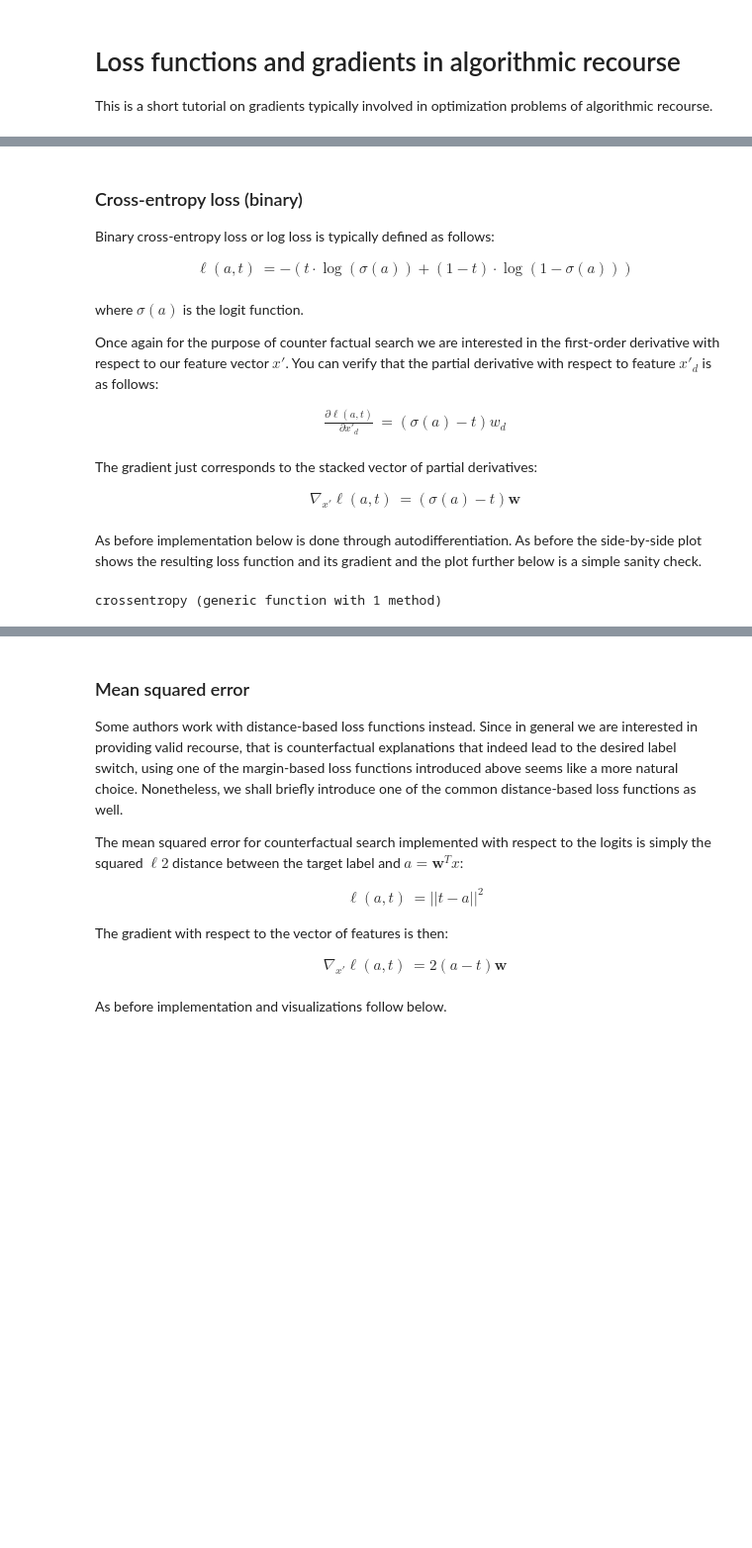
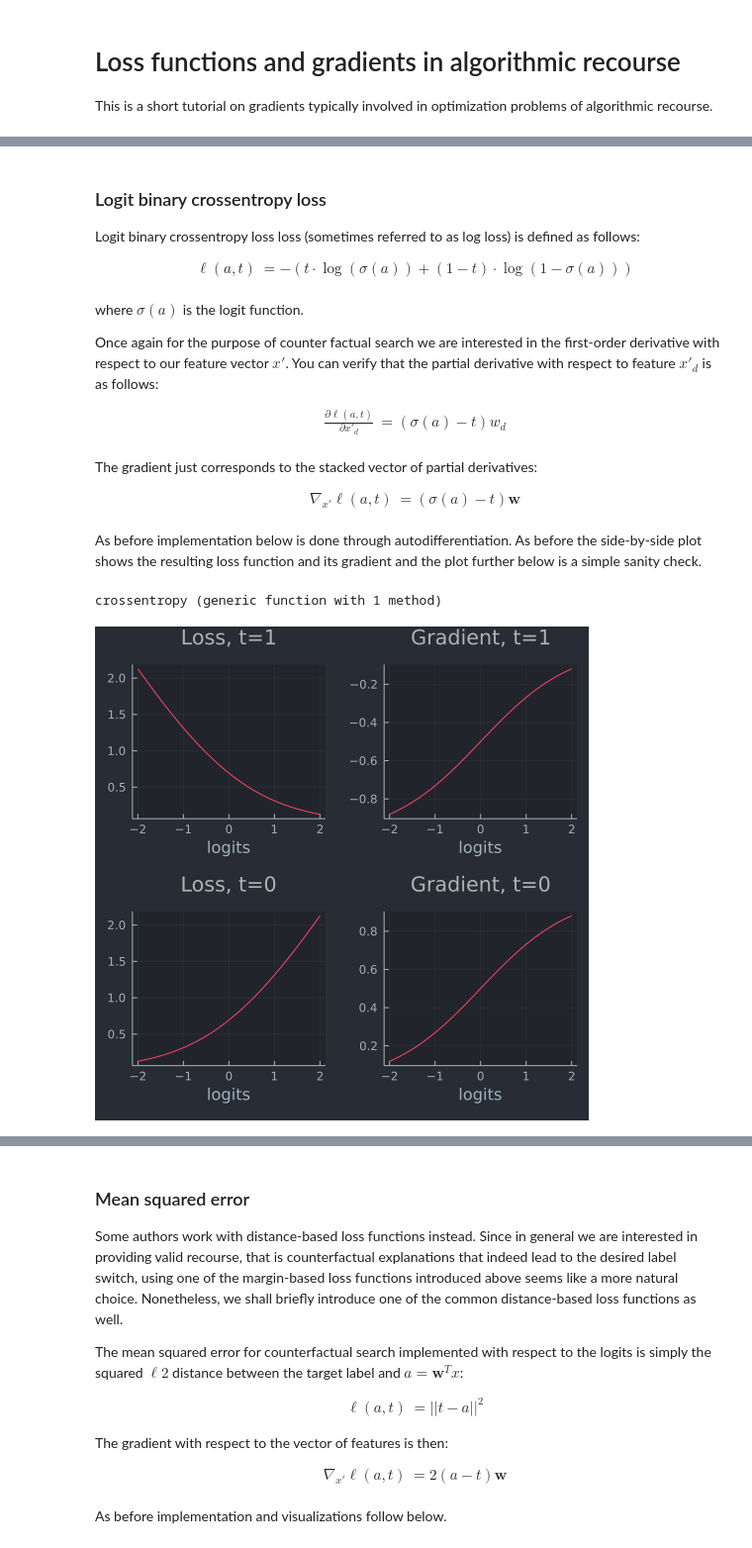
Before and after one commit to JuliaTrustworthyAI/AlgorithmicRecourseDynamics.jl, a Jupyter notebook: tutorials/loss.ipynb, the cells around one changed output, grey strips where cells are left out. Shown at 99% size. Cells and saved outputs as stored; diff of their text form; code cells hidden in the pictures; blank space fills up the shorter version.

```diff
--- a/tutorials/loss.ipynb
+++ b/tutorials/loss.ipynb
@@ -86,7 +98,7 @@ scatter!(a, [gradient(hinge,a,1)[1] for a=a], label="Autodiff")
 # %% [markdown]
-### Cross-entropy loss (binary)
+### Logit binary crossentropy loss
 
-Binary cross-entropy loss or log loss is typically defined as follows:
+Logit binary crossentropy loss loss (sometimes referred to as log loss) is defined as follows:
 
 $$
 \begin{aligned}
@@ -128,9 +140,13 @@ crossentropy(a, t) = - (t * log(𝛔(a)) + (1-t) * log(1-𝛔(a)))
 # %% [output]
 crossentropy (generic function with 1 method)
 # %%
-p1 = plot(a, [crossentropy(a,1) for a=a], title="Loss")
-p2 = plot(a, [gradient(crossentropy,a,1)[1] for a=a], title="Gradient")
-plot(p1, p2, layout = (1, 2), legend = false)
+p1 = plot(a, [crossentropy(a,1) for a=a], title="Loss, t=1", xlab="logits")
+p2 = plot(a, [gradient(crossentropy,a,1)[1] for a=a], title="Gradient, t=1", xlab="logits")
+p3 = plot(a, [crossentropy(a,0) for a=a], title="Loss, t=0", xlab="logits")
+p4 = plot(a, [gradient(crossentropy,a,0)[1] for a=a], title="Gradient, t=0", xlab="logits")
+plot(p1, p2, p3, p4, layout = (2, 2), legend = false)
+# %% [output]
+[figure, added]
 # %%
 # Just verifying that the formula for the gradient above indeed yields the same result.
 function gradient_man(x,w,y)
```
Also changed, not shown: parts of 19 cells of this notebook.
